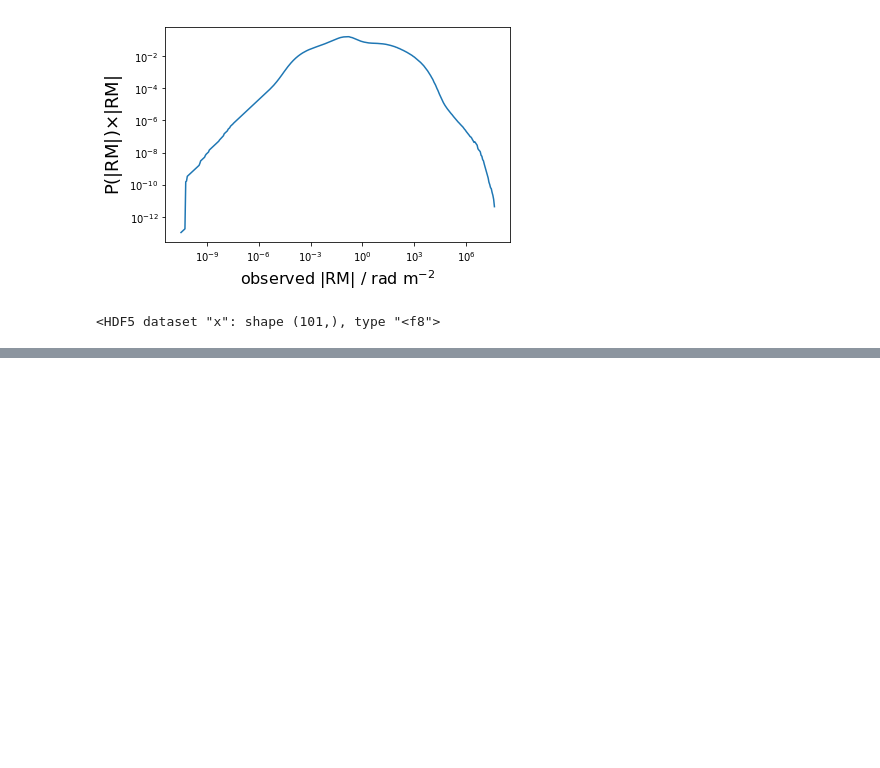
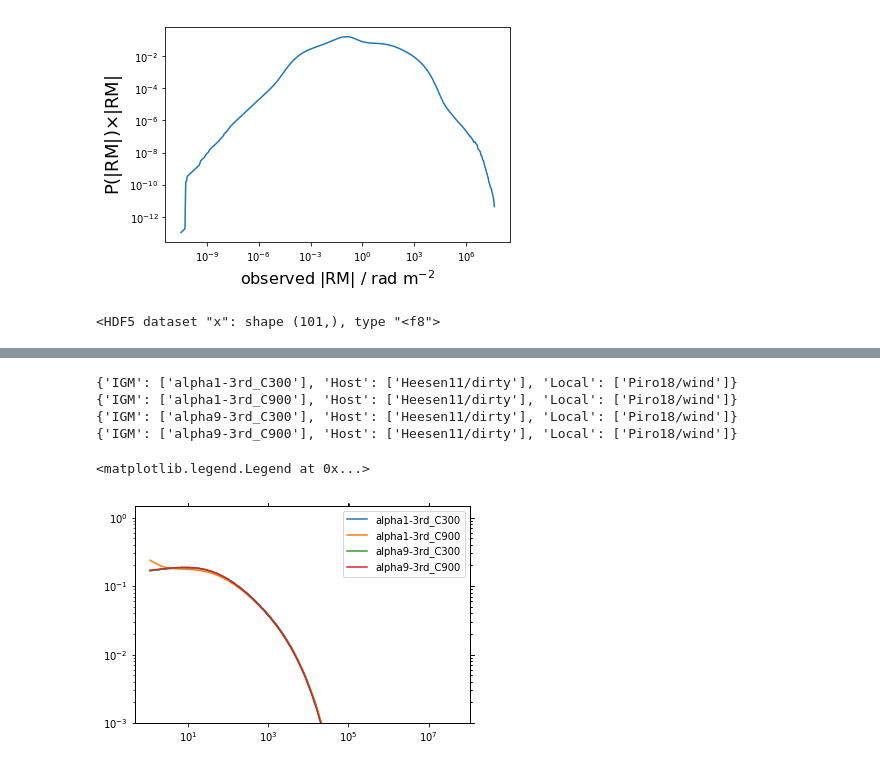
Before and after one commit to FRBs/PreFRBLE, a Jupyter notebook: notebooks/PreFRBLE_Likelihood.ipynb, the cells around one changed output, grey strips where cells are left out. Cells and saved outputs as stored; diff of their text form; code cells hidden in the pictures; blank space fills up the shorter version.

```diff
--- a/notebooks/PreFRBLE_Likelihood.ipynb
+++ b/notebooks/PreFRBLE_Likelihood.ipynb
@@ -537,0 +551,34 @@ with h5.File( likelihood_file_galaxy ) as f:
+# %%
+
+#fig, axss = plt.subplots( 2, 3, figsize=(12,6), sharex=True, sharey=True)
+fig, ax = plt.subplots()
+for alpha in [1, 9]:
+#    fig, axss = plt.subplots( 2, 3, figsize=(12,6), sharex=True, sharey=True)
+    for f_IGM in [0.3,0.9]:
+        tmp = scenario.copy()
+        tmp['IGM'] = ['alpha%i-3rd_C%.0f' % (alpha, f_IGM*1000)]
+        print(tmp)
+        for telescope in telescopes[-1:]:
+#            ax.set_xlim(1e-3,1e3)
+            ax.set_ylim(1e-3,1.5)
+            #ax.set_ylim(1e-5,1.5)
+#            ax.set_title( r"%s, $f_{\rm IGM}$=%.1f" % (telescope, f_IGM) )
+            for population in populations[:1]:
+                P, x = GetLikelihood_Telescope( measure='RM', telescope=telescope, population=population, force=False, **tmp )
+                P, x = LikelihoodMeasureable( P=P, x=x, min=1)
+                PlotLikelihood( P=P, x=x,label=tmp['IGM'][0], ax=ax )
+            AllSidesTicks(ax)
+#    axss[1][1].legend()
+#    fig.tight_layout()
+#    plt.show()
+#axss[1][1].legend()
+ax.legend()
+#fig.tight_layout()
+#plt.show()
+# %% [output]
+{'IGM': ['alpha1-3rd_C300'], 'Host': ['Heesen11/dirty'], 'Local': ['Piro18/wind']}
+{'IGM': ['alpha1-3rd_C900'], 'Host': ['Heesen11/dirty'], 'Local': ['Piro18/wind']}
+{'IGM': ['alpha9-3rd_C300'], 'Host': ['Heesen11/dirty'], 'Local': ['Piro18/wind']}
+{'IGM': ['alpha9-3rd_C900'], 'Host': ['Heesen11/dirty'], 'Local': ['Piro18/wind']}
+<matplotlib.legend.Legend at 0x...>
+[figure, added]
```
Also changed, not shown: parts of 3 cells of this notebook, 6 other files.
